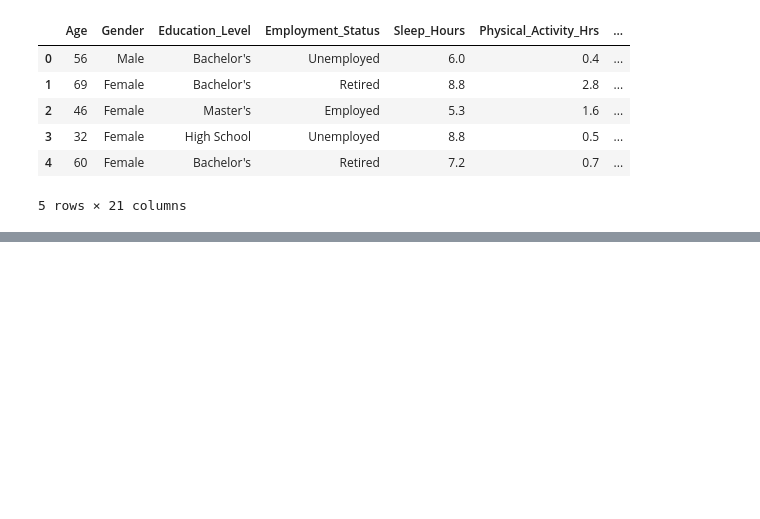
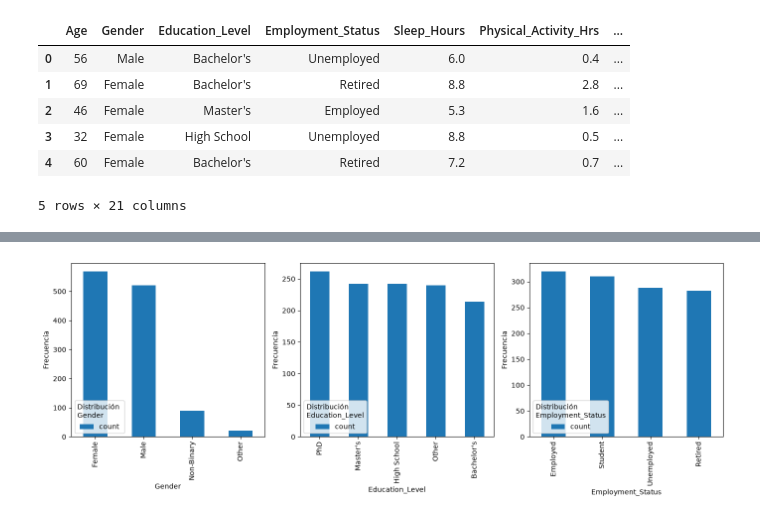
Before and after one commit to sebastian-taboas/Biophysics, a Jupyter notebook: traballo1_redes_neuronais/rede_neuronal.ipynb, the cells around one changed output, grey strips where cells are left out. Cells and saved outputs as stored; diff of their text form; code cells hidden in the pictures; blank space fills up the shorter version.

```diff
--- a/traballo1_redes_neuronais/rede_neuronal.ipynb
+++ b/traballo1_redes_neuronais/rede_neuronal.ipynb
@@ -68,0 +183,19 @@ Non hai filas duplicadas.
+# %%
+chapuza = pd.read_csv('anxiety_depression_data.csv') # vou usar este me parece https://www.kaggle.com/datasets/ak0212/anxiety-and-depression-mental-health-factors/data
+
+categorical_cols = chapuza.select_dtypes(include=['object']).columns
+
+fig, axs = plt.subplots(1,3, figsize=(14, 5))
+
+num_hor = 0
+for col in categorical_cols[:3]:
+    chapuza[col].value_counts().plot(kind='bar', ax=axs[num_hor])
+    axs[num_hor].legend(title=f'Distribución \n{col}', loc='lower left')
+    axs[num_hor].set_xlabel(col)
+    axs[num_hor].set_ylabel('Frecuencia')
+    num_hor += 1
+
+plt.tight_layout()
+fig.show()
+# %% [output]
+[figure, added]
```
Also changed, not shown: parts of 26 cells of this notebook.
